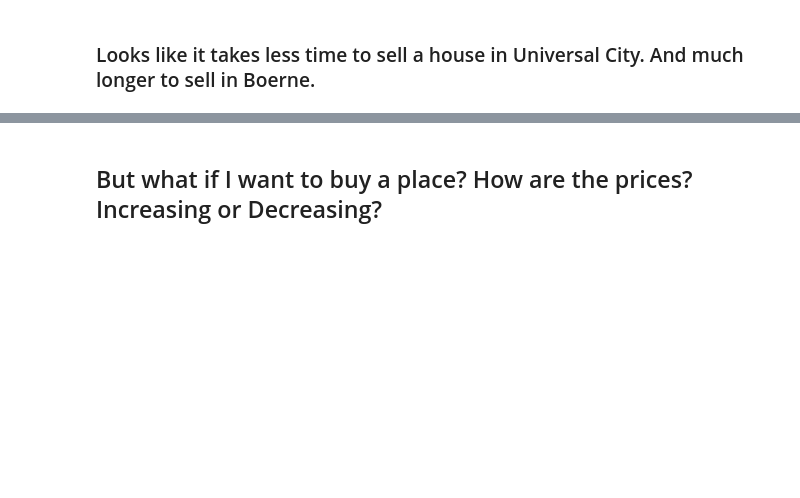
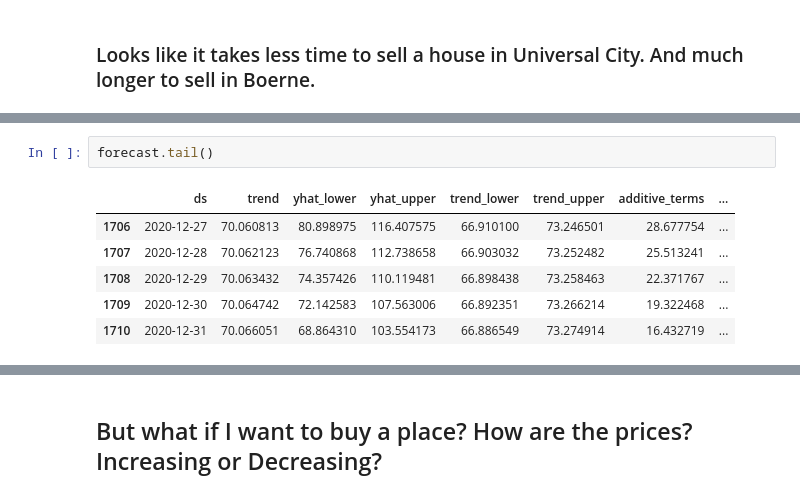
Before and after one commit to kkh1178/zillow, a Jupyter notebook: zillowproperties.ipynb, the cells around one changed output, grey strips where cells are left out. Cells and saved outputs as stored; diff of their text form; blank space fills up the shorter version.

```diff
--- a/zillowproperties.ipynb
+++ b/zillowproperties.ipynb
@@ -202,0 +277,9 @@ Average number of days properties stay on the market in Universal City: 59.83
+# %%
+forecast.tail()
+# %% [output]
+|  | ds | trend | yhat_lower | yhat_upper | trend_lower | trend_upper | additive_terms | ... |
+| 1706 | 2020-12-27 | 70.060813 | 80.898975 | 116.407575 | 66.910100 | 73.246501 | 28.677754 | ... |
+| 1707 | 2020-12-28 | 70.062123 | 76.740868 | 112.738658 | 66.903032 | 73.252482 | 25.513241 | ... |
+| 1708 | 2020-12-29 | 70.063432 | 74.357426 | 110.119481 | 66.898438 | 73.258463 | 22.371767 | ... |
+| 1709 | 2020-12-30 | 70.064742 | 72.142583 | 107.563006 | 66.892351 | 73.266214 | 19.322468 | ... |
+| 1710 | 2020-12-31 | 70.066051 | 68.864310 | 103.554173 | 66.886549 | 73.274914 | 16.432719 | ... |
```
Also changed, not shown: parts of 18 cells of this notebook, 1 other file.
